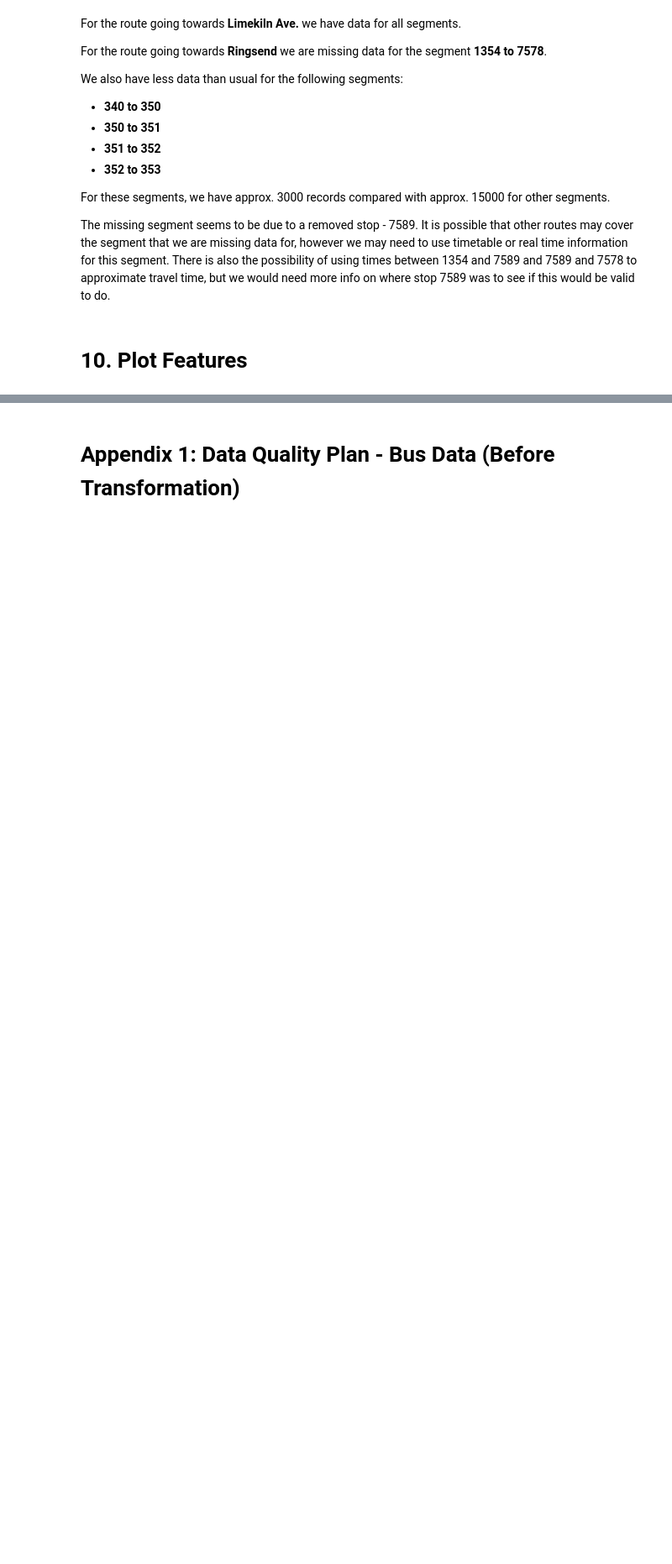
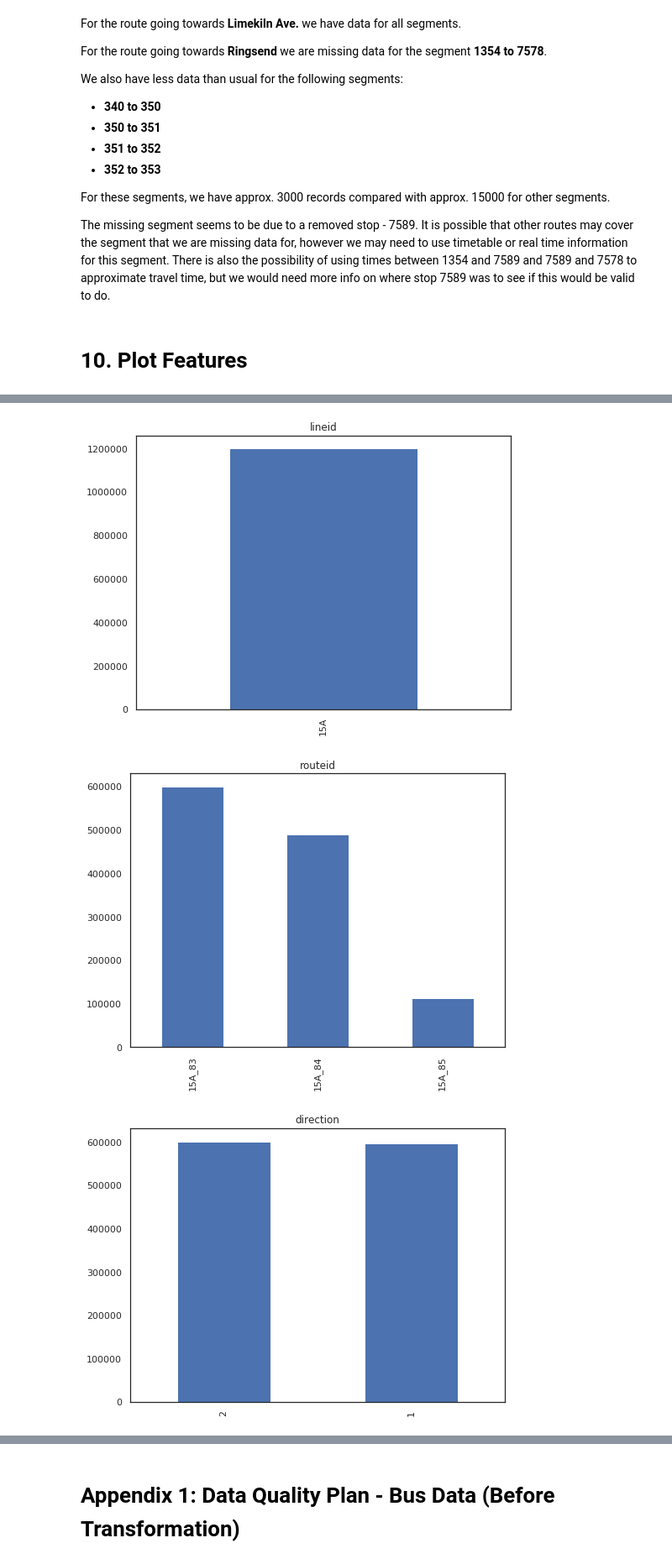
Before and after one commit to weishunliao/Dublin-bus, a Jupyter notebook: data_analytics/data_analytics_15A.ipynb, the cells around one changed output, grey strips where cells are left out. Shown at 84% size. Cells and saved outputs as stored; diff of their text form; code cells hidden in the pictures; blank space fills up the shorter version.

```diff
--- a/data_analytics/data_analytics_15A.ipynb
+++ b/data_analytics/data_analytics_15A.ipynb
@@ -439,0 +804,13 @@ The missing segment seems to be due to a removed stop - 7589. It is possible tha
+# %%
+# select the features to plot
+# some categorical features will not be plotted here due to the high number of values e.g. bus stop no.
+categorical_columns_plot = df_merged[['lineid', 'routeid', 'direction',  \
+                          'month', 'day', 'hour', 'day_of_week', 'weekday', 'bank_holiday']].columns
+# %%
+for column in categorical_columns_plot:
+    f = df_merged[column].value_counts().plot(kind='bar', title=column, figsize=(8,6))
+    plt.show()
+# %% [output]
+[figure, added]
+[figure, added]
+[figure, added]
```
Also changed, not shown: parts of 47 cells of this notebook.
